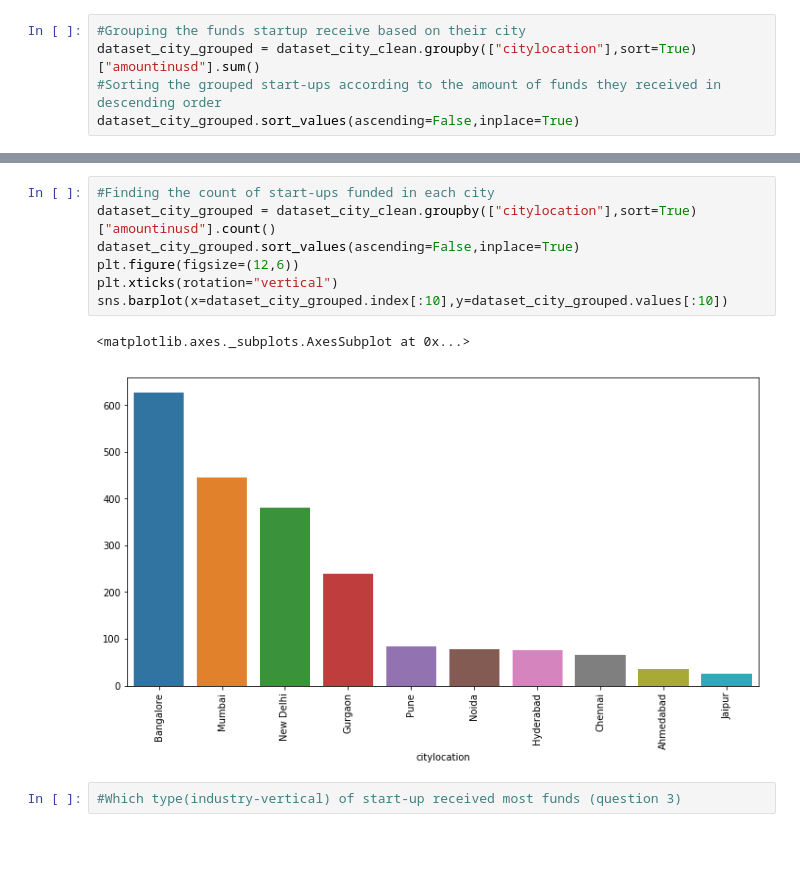
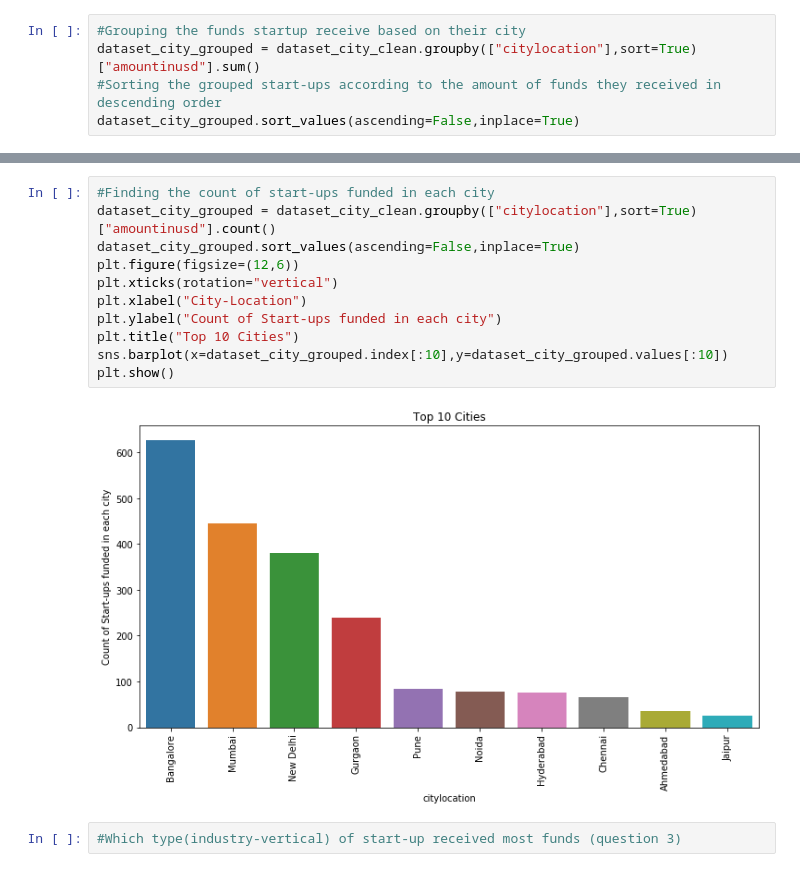
Before and after one commit to rushabh-mehta/GA-Hackathon1, a Jupyter notebook: data_visualization_hackathon.ipynb, the cells around one changed output, grey strips where cells are left out. Saved outputs shown, nothing was run; the diff lists cells and outputs as text; blank space fills up the shorter version.

```diff
--- a/data_visualization_hackathon.ipynb
+++ b/data_visualization_hackathon.ipynb
@@ -111,13 +134,16 @@ sns.barplot(x=dataset_city_grouped.index[:10],y=dataset_city_grouped.values[:10]
 # %%
 #Finding the count of start-ups funded in each city
 dataset_city_grouped = dataset_city_clean.groupby(["citylocation"],sort=True)["amountinusd"].count()
 dataset_city_grouped.sort_values(ascending=False,inplace=True)
 plt.figure(figsize=(12,6))
 plt.xticks(rotation="vertical")
+plt.xlabel("City-Location")
+plt.ylabel("Count of Start-ups funded in each city")
+plt.title("Top 10 Cities")
 sns.barplot(x=dataset_city_grouped.index[:10],y=dataset_city_grouped.values[:10])
+plt.show()
 # %% [output]
-<matplotlib.axes._subplots.AxesSubplot at 0x...>
-[figure, old version]
+[figure, new version]
 # %%
 #Which type(industry-vertical) of start-up received most funds (question 3)
 # %%
```
Also changed, not shown: parts of 4 cells of this notebook.
